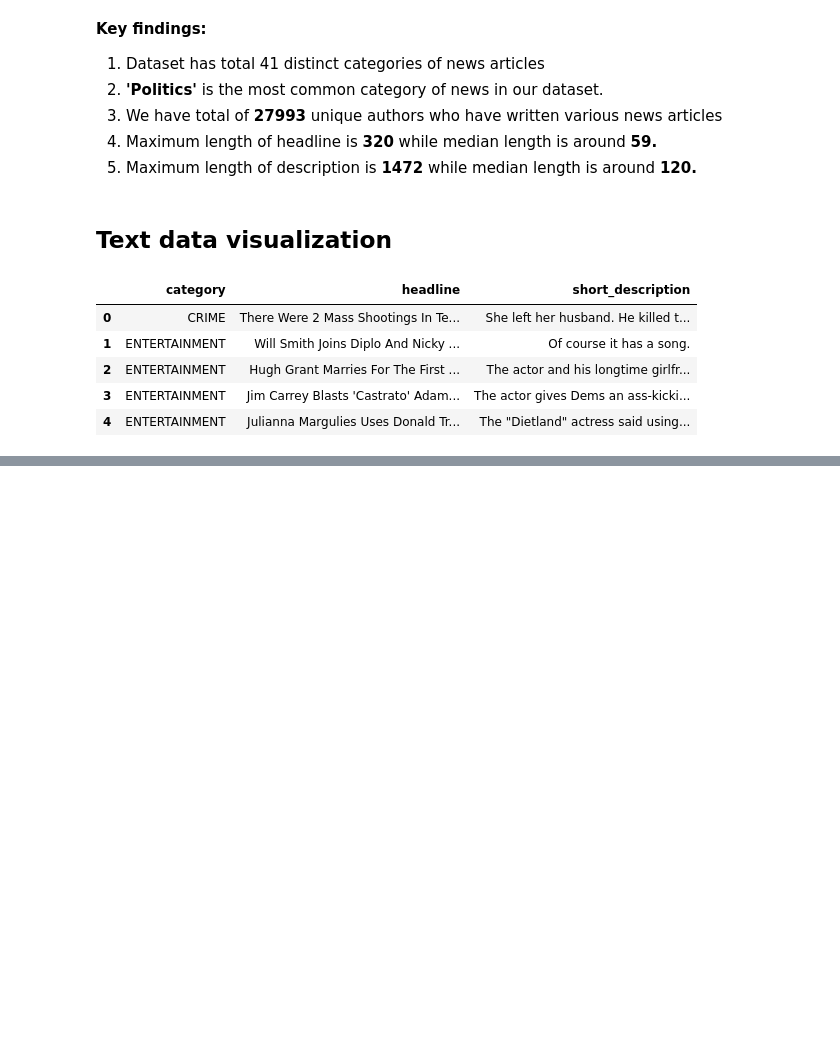
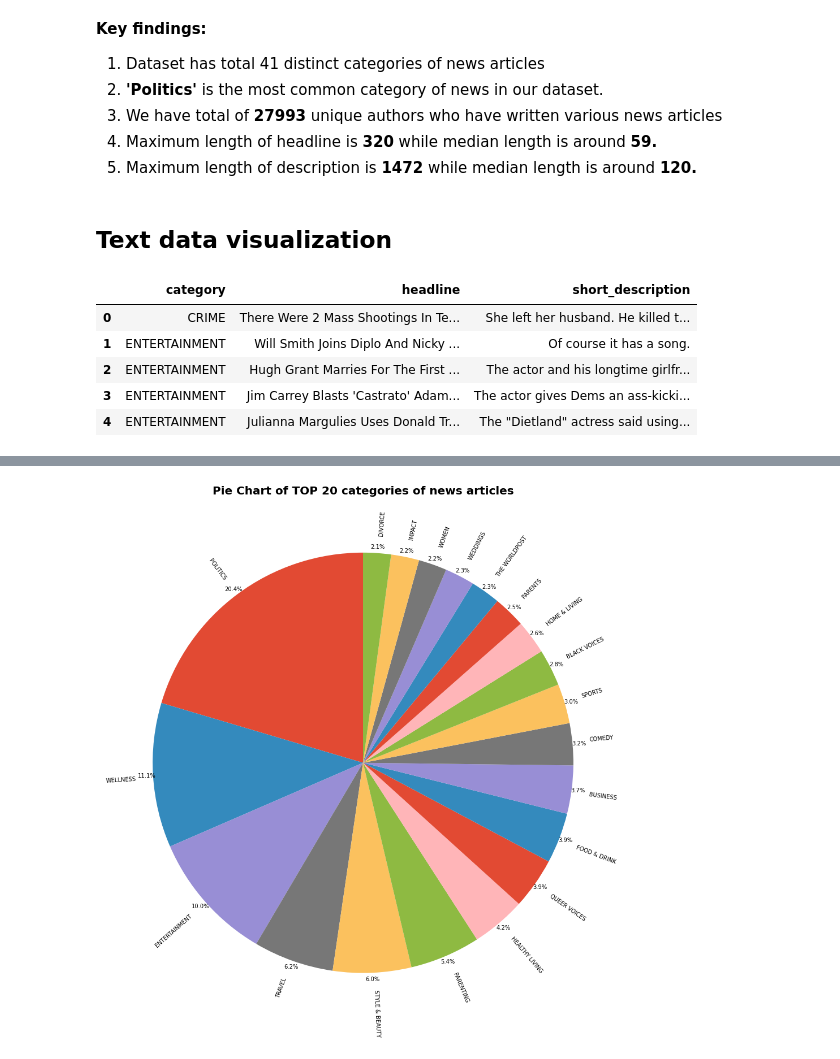
Before and after one commit to avikumart/Natural-language-processing, a Jupyter notebook: nlp-news-articles-classif-wordembeddings-rnn.ipynb, the cells around one changed output, grey strips where cells are left out. Drawn from its saved outputs; the diff is of its cells as text; code cells hidden in the pictures; blank space fills up the shorter version.

```diff
--- a/nlp-news-articles-classif-wordembeddings-rnn.ipynb
+++ b/nlp-news-articles-classif-wordembeddings-rnn.ipynb
@@ -164,0 +176,16 @@ plt.show()
+# %%
+# plot the pie chart of top 20 categories of news articles
+fig = plt.figure(figsize=(14,14))
+A = plt.pie(cat_df['numcat'][:20],
+            labels=cat_df['news_classes'][:20],
+            autopct='%1.1f%%',
+            startangle=90,
+            labeldistance=1.08,
+            pctdistance=1.03,
+            rotatelabels=45
+            )
+
+plt.title("Pie Chart of TOP 20 categories of news articles", size=20, weight='bold')
+plt.show()
+# %% [output]
+[figure, added]
```
Also changed, not shown: parts of 13 cells of this notebook.
